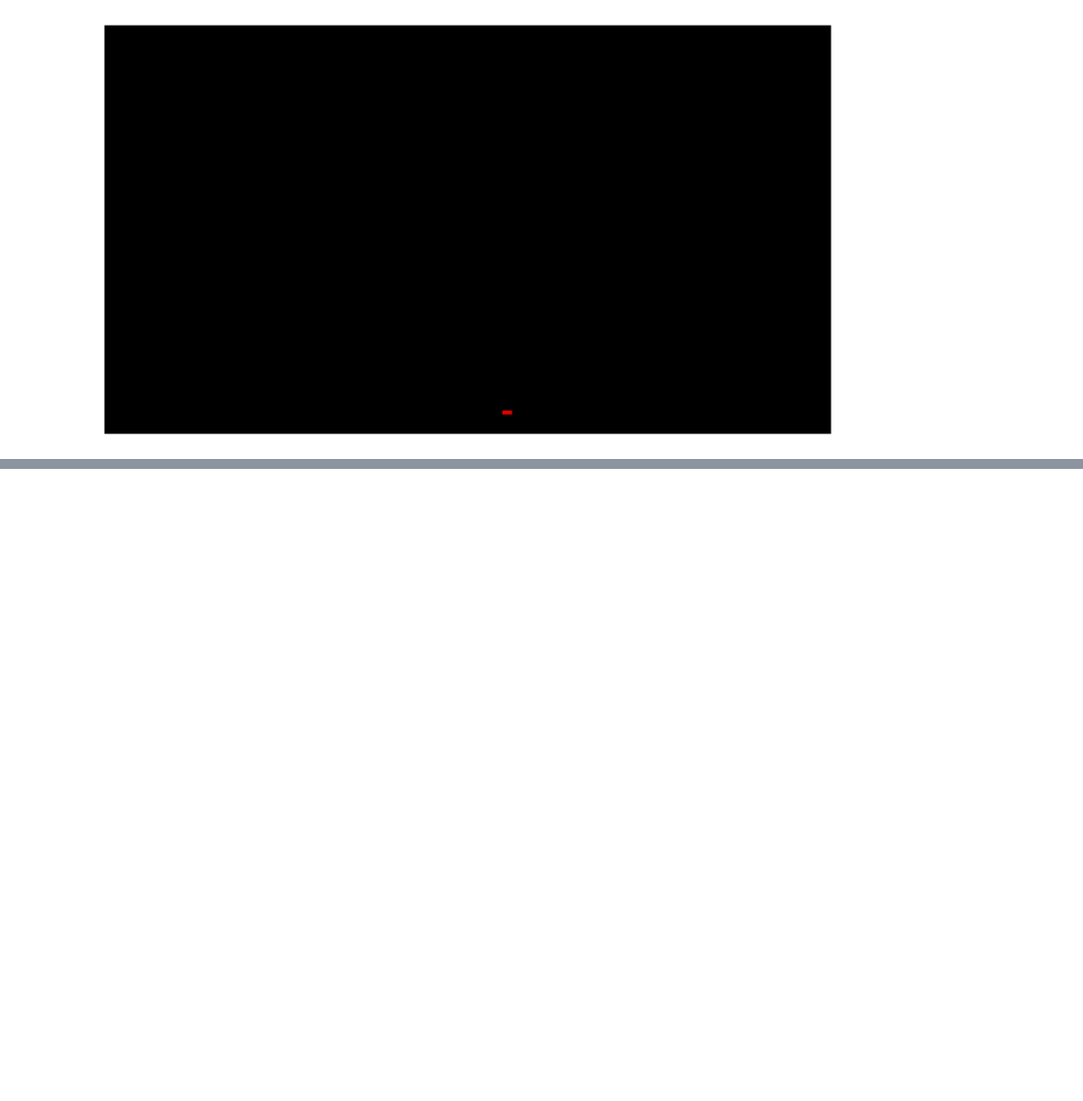
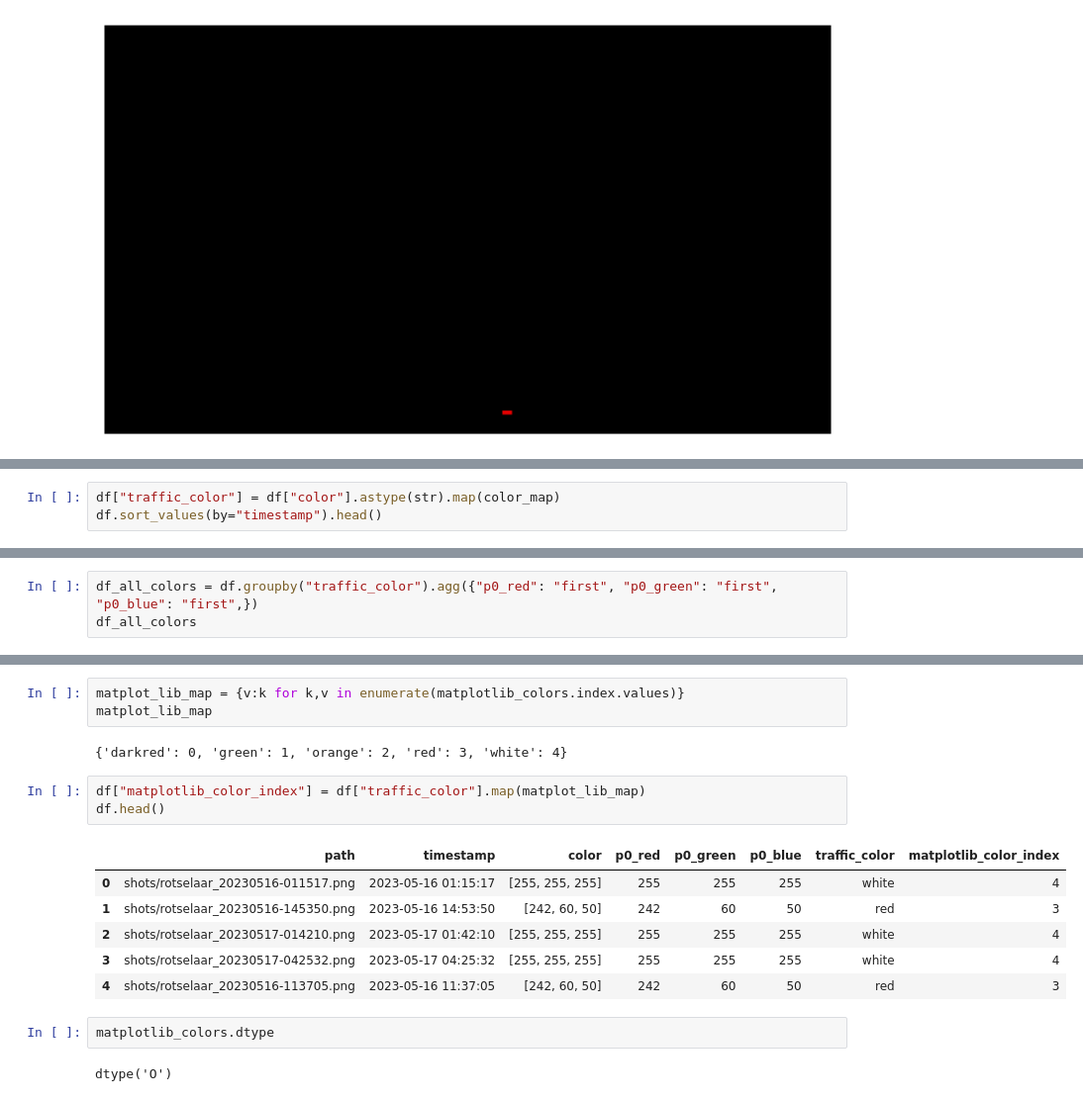
Before and after one commit to datarootsio/filedrukte_Craeybeckxlaan, a Jupyter notebook: calc_length.ipynb, the cells around one changed output, grey strips where cells are left out. Shown at 99% size. Cells and saved outputs as stored; diff of their text form; blank space fills up the shorter version.

```diff
--- a/calc_length.ipynb
+++ b/calc_length.ipynb
@@ -118,0 +235,3 @@ plt.imshow(result);
+# %%
+df["traffic_color"] = df["color"].astype(str).map(color_map)
+df.sort_values(by="timestamp").head()
@@ -118,0 +245,3 @@ plt.imshow(result);
+# %%
+df_all_colors = df.groupby("traffic_color").agg({"p0_red": "first", "p0_green": "first", "p0_blue": "first",})
+df_all_colors
@@ -118,0 +277,19 @@ plt.imshow(result);
+# %%
+matplot_lib_map = {v:k for k,v in enumerate(matplotlib_colors.index.values)}
+matplot_lib_map
+# %% [output]
+{'darkred': 0, 'green': 1, 'orange': 2, 'red': 3, 'white': 4}
+# %%
+df["matplotlib_color_index"] = df["traffic_color"].map(matplot_lib_map)
+df.head()
+# %% [output]
+|  | path | timestamp | color | p0_red | p0_green | p0_blue | traffic_color | matplotlib_color_index |
+| 0 | shots/rotselaar_20230516-011517.png | 2023-05-16 01:15:17 | [255, 255, 255] | 255 | 255 | 255 | white | 4 |
+| 1 | shots/rotselaar_20230516-145350.png | 2023-05-16 14:53:50 | [242, 60, 50] | 242 | 60 | 50 | red | 3 |
+| 2 | shots/rotselaar_20230517-014210.png | 2023-05-17 01:42:10 | [255, 255, 255] | 255 | 255 | 255 | white | 4 |
+| 3 | shots/rotselaar_20230517-042532.png | 2023-05-17 04:25:32 | [255, 255, 255] | 255 | 255 | 255 | white | 4 |
+| 4 | shots/rotselaar_20230516-113705.png | 2023-05-16 11:37:05 | [242, 60, 50] | 242 | 60 | 50 | red | 3 |
+# %%
+matplotlib_colors.dtype
+# %% [output]
+dtype('O')
```
Also changed, not shown: parts of 28 cells of this notebook.
